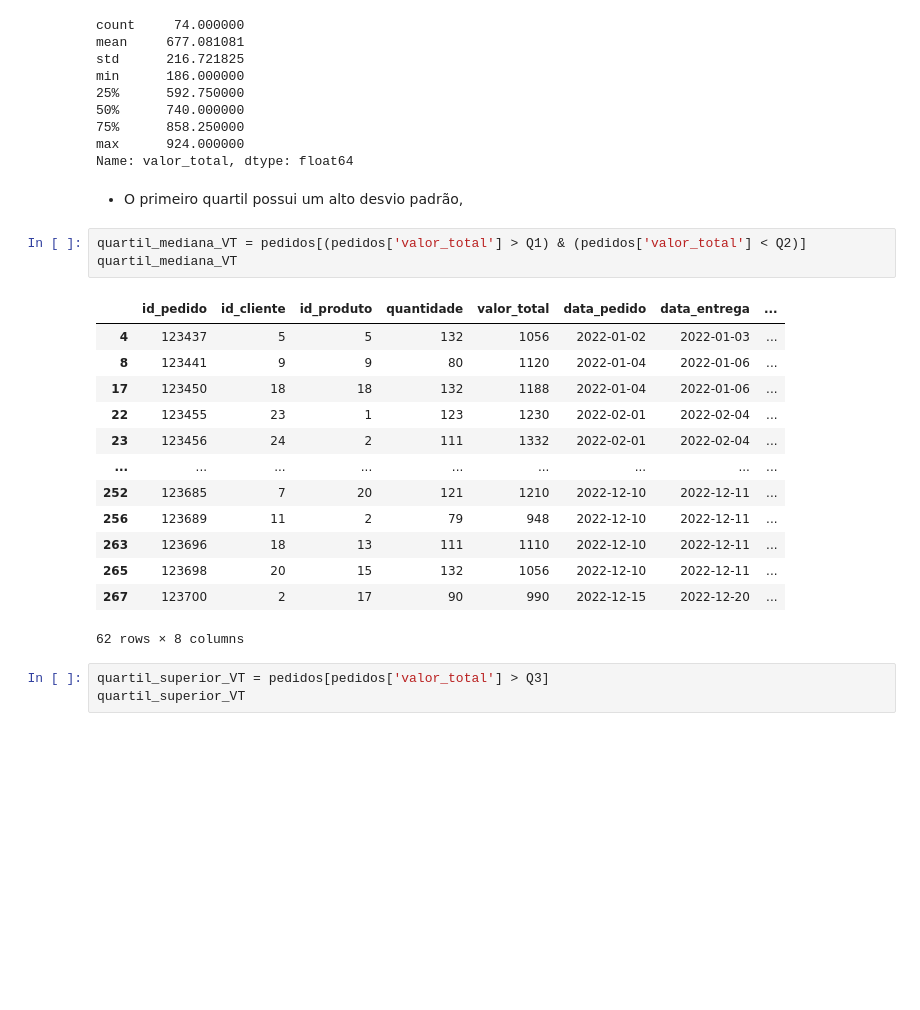
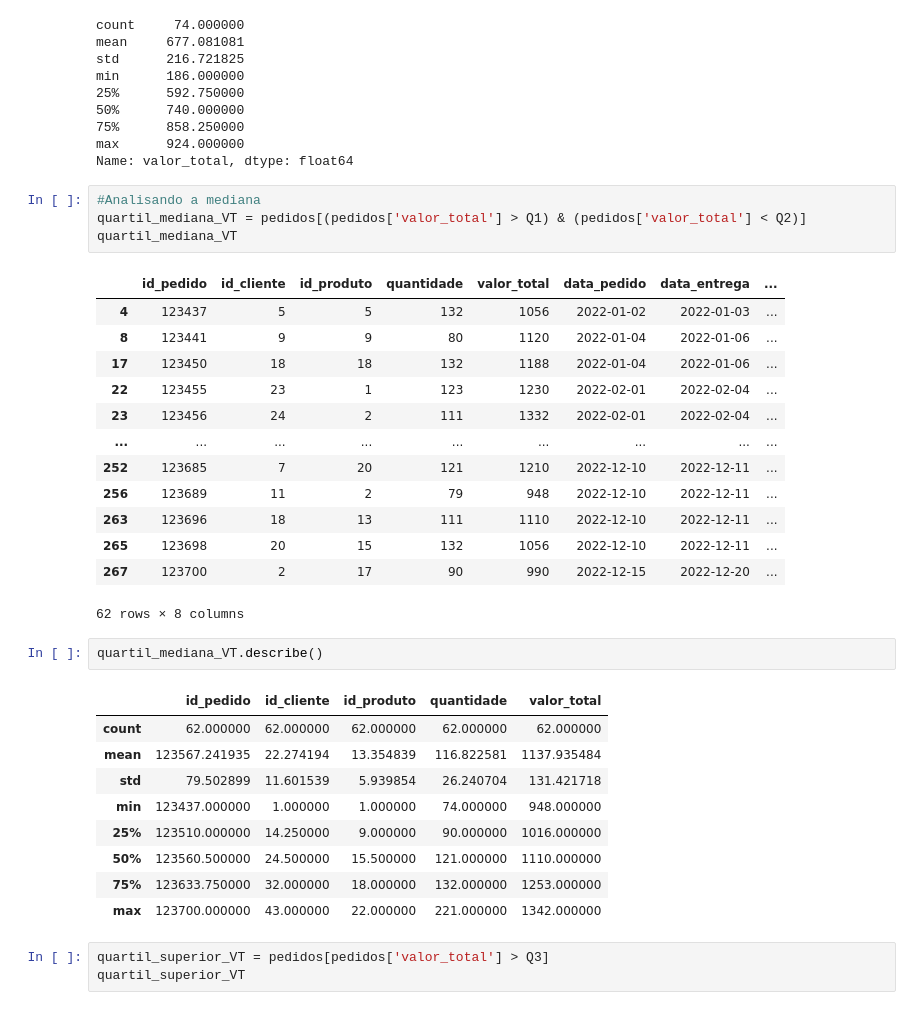
Before and after one commit to anibaltanganelli/Flora, a Jupyter notebook: flora_pratica.ipynb, the cells around one changed output. Drawn from its saved outputs; the diff is of its cells as text; blank space fills up the shorter version.

```diff
--- a/flora_pratica.ipynb
+++ b/flora_pratica.ipynb
@@ -258,9 +259,8 @@ min      186.000000
 75%      858.250000
 max      924.000000
 Name: valor_total, dtype: float64
-# %% [markdown]
-- O primeiro quartil possui um alto desvio padrão,
 # %%
+#Analisando a mediana
 quartil_mediana_VT = pedidos[(pedidos['valor_total'] > Q1) & (pedidos['valor_total'] < Q2)]
 quartil_mediana_VT
 # %% [output]
@@ -277,6 +277,18 @@ quartil_mediana_VT
 | 265 | 123698 | 20 | 15 | 132 | 1056 | 2022-12-10 | 2022-12-11 | ... |
 | 267 | 123700 | 2 | 17 | 90 | 990 | 2022-12-15 | 2022-12-20 | ... |
 62 rows × 8 columns
+# %%
+quartil_mediana_VT.describe()
+# %% [output]
+|  | id_pedido | id_cliente | id_produto | quantidade | valor_total |
+| count | 62.000000 | 62.000000 | 62.000000 | 62.000000 | 62.000000 |
+| mean | 123567.241935 | 22.274194 | 13.354839 | 116.822581 | 1137.935484 |
+| std | 79.502899 | 11.601539 | 5.939854 | 26.240704 | 131.421718 |
+| min | 123437.000000 | 1.000000 | 1.000000 | 74.000000 | 948.000000 |
+| 25% | 123510.000000 | 14.250000 | 9.000000 | 90.000000 | 1016.000000 |
+| 50% | 123560.500000 | 24.500000 | 15.500000 | 121.000000 | 1110.000000 |
+| 75% | 123633.750000 | 32.000000 | 18.000000 | 132.000000 | 1253.000000 |
+| max | 123700.000000 | 43.000000 | 22.000000 | 221.000000 | 1342.000000 |
 # %%
 quartil_superior_VT = pedidos[pedidos['valor_total'] > Q3]
 quartil_superior_VT
```
Also changed, not shown: parts of 9 cells of this notebook.
